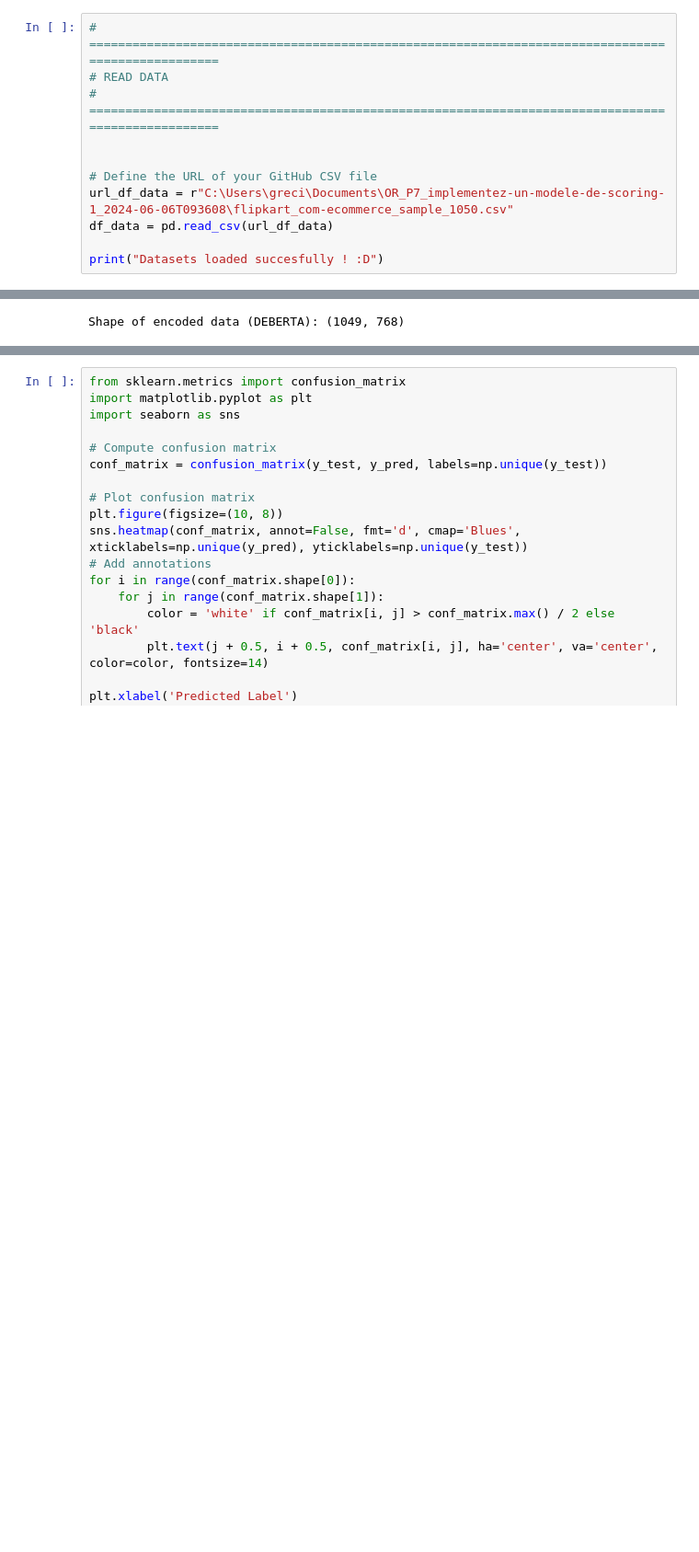
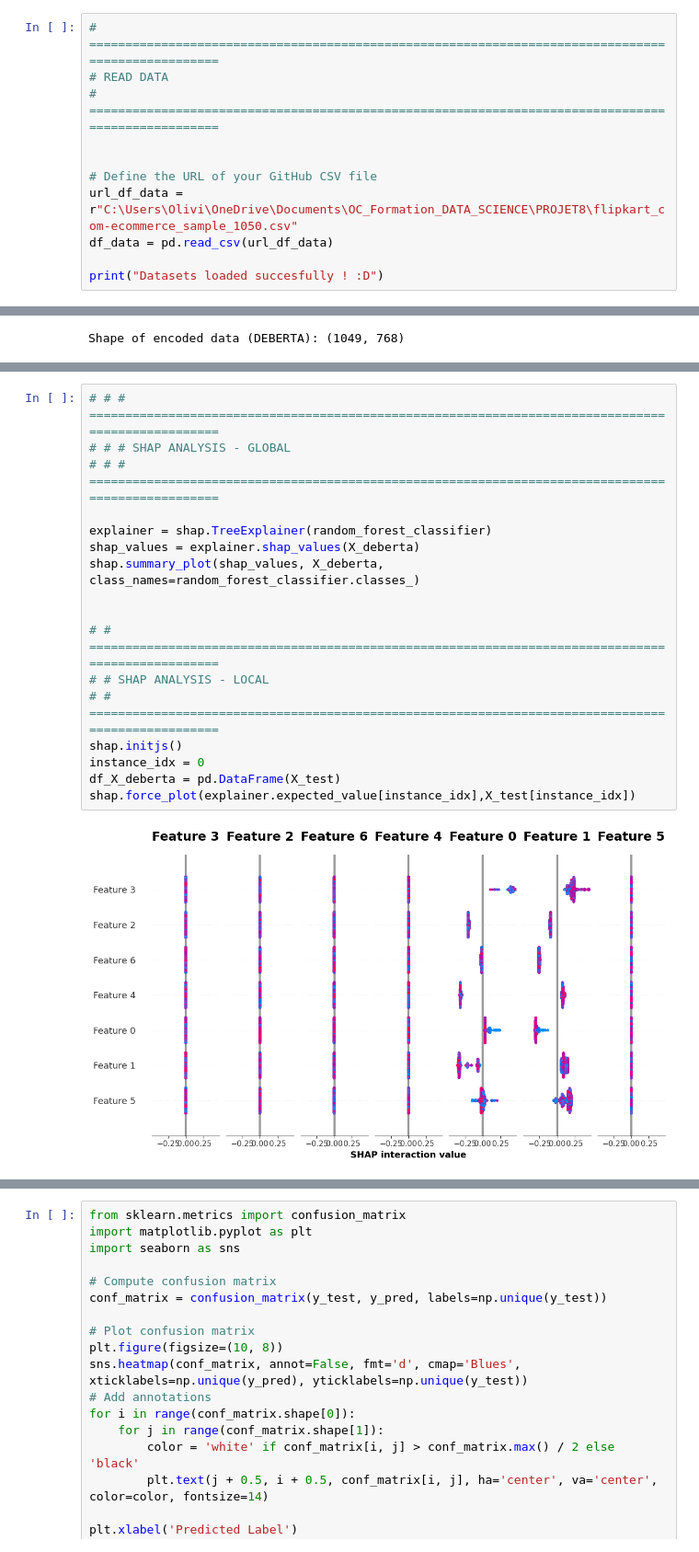
Before and after one commit to Isdinval/OC_PROJECT8, a Jupyter notebook: P8.ipynb, the cells around one changed output, grey strips where cells are left out. Shown at 92% size. Cells and saved outputs as stored; diff of their text form; blank space fills up the shorter version.

```diff
--- a/P8.ipynb
+++ b/P8.ipynb
@@ -38,7 +38,7 @@ plt.rcParams['axes.titlepad'] = 20
 
 
 # Define the URL of your GitHub CSV file
-url_df_data = r"C:\Users\greci\Documents\OR_P7_implementez-un-modele-de-scoring-1_2024-06-06T093608\flipkart_com-ecommerce_sample_1050.csv"
+url_df_data = r"C:\Users\Olivi\OneDrive\Documents\OC_Formation_DATA_SCIENCE\PROJET8\flipkart_com-ecommerce_sample_1050.csv"
 df_data = pd.read_csv(url_df_data)
 
 print("Datasets loaded succesfully ! :D")
@@ -651,0 +661,19 @@ shap.force_plot(explainer.expected_value[instance_idx],X_deberta[instance_idx])
+# %%
+# # # ==================================================================================================
+# # # SHAP ANALYSIS - GLOBAL
+# # # ==================================================================================================
+
+explainer = shap.TreeExplainer(random_forest_classifier)
+shap_values = explainer.shap_values(X_deberta)
+shap.summary_plot(shap_values, X_deberta, class_names=random_forest_classifier.classes_)
+
+
+# # ==================================================================================================
+# # SHAP ANALYSIS - LOCAL
+# # ==================================================================================================
+shap.initjs()
+instance_idx = 0
+df_X_deberta = pd.DataFrame(X_test)
+shap.force_plot(explainer.expected_value[instance_idx],X_test[instance_idx])
+# %% [output]
+[figure, added]
```
Also changed, not shown: parts of 18 cells of this notebook.
